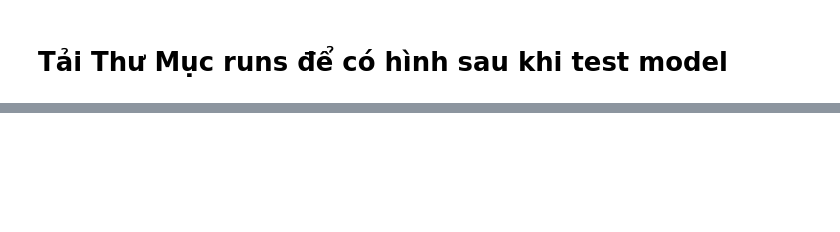
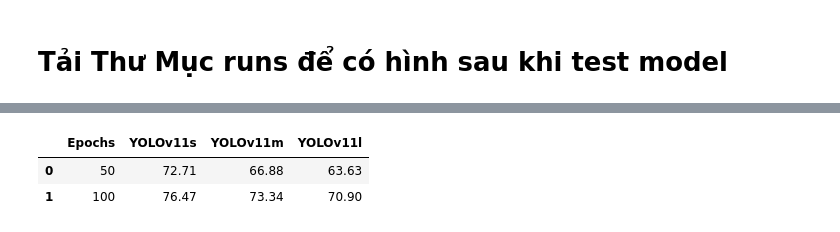
Before and after one commit to dlgkiet/sign-language-detection, a Jupyter notebook: Training_YOLOV11.ipynb, the cells around one changed output, grey strips where cells are left out. Drawn from its saved outputs; the diff is of its cells as text; code cells hidden in the pictures; blank space fills up the shorter version.

```diff
--- a/Training_YOLOV11.ipynb
+++ b/Training_YOLOV11.ipynb
@@ -126,3 +163,39 @@ files.download('/content/runs/detect/train/weights/best.pt')
+# %%
+import pandas as pd
+
+# Hàm lấy mAP50-95 từ file
+def get_map5095(path):
+    df = pd.read_csv(path)
+    return round(df["metrics/mAP50-95(B)"].mean() * 100, 2)
+
+# 50 epochs: file yolo11s2/... (có số 2)
+map_50 = {
+    "YOLOv11s": get_map5095("/content/runs/detect/yolo11s2/results.csv"),
+    "YOLOv11m": get_map5095("/content/runs/detect/yolo11m2/results.csv"),
+    "YOLOv11l": get_map5095("/content/runs/detect/yolo11l2/results.csv")
+}
+
+# 100 epochs: file yolo11s/... (không số)
+map_100 = {
+    "YOLOv11s": get_map5095("/content/runs/detect/yolo11s/results.csv"),
+    "YOLOv11m": get_map5095("/content/runs/detect/yolo11m/results.csv"),
+    "YOLOv11l": get_map5095("/content/runs/detect/yolo11l/results.csv")
+}
+
+# Tạo bảng đúng thứ tự: 50 trước, 100 sau
+data_map_epochs = {
+    "Epochs": ["50", "100"],
+    "YOLOv11s": [map_50["YOLOv11s"], map_100["YOLOv11s"]],
+    "YOLOv11m": [map_50["YOLOv11m"], map_100["YOLOv11m"]],
+    "YOLOv11l": [map_50["YOLOv11l"], map_100["YOLOv11l"]]
+}
+
+df_map = pd.DataFrame(data_map_epochs)
+df_map
+# %% [output]
+|  | Epochs | YOLOv11s | YOLOv11m | YOLOv11l |
+| 0 | 50 | 72.71 | 66.88 | 63.63 |
+| 1 | 100 | 76.47 | 73.34 | 70.90 |
 # %%
 !zip -r runs.zip runs/
 # %% [output]
```
Also changed, not shown: parts of 6 cells of this notebook, 1 other file.
